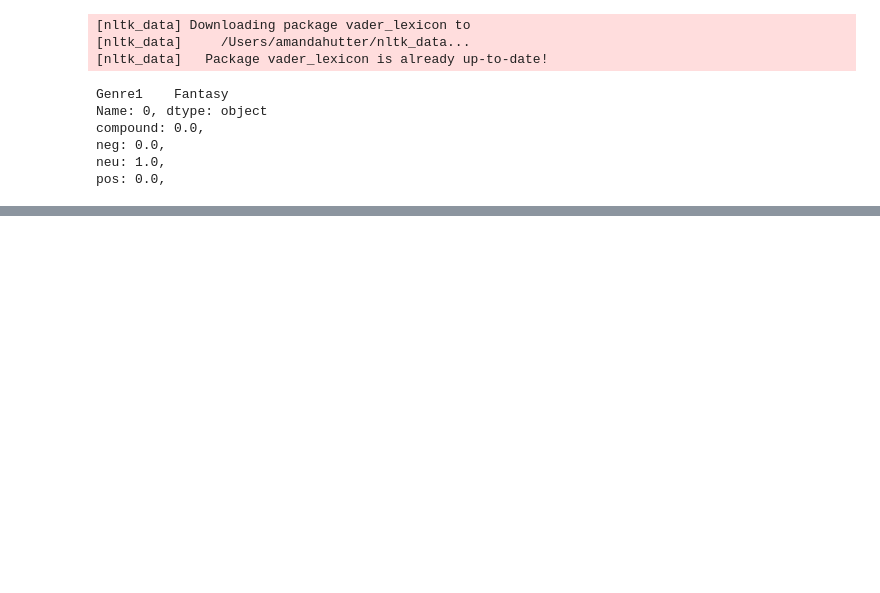
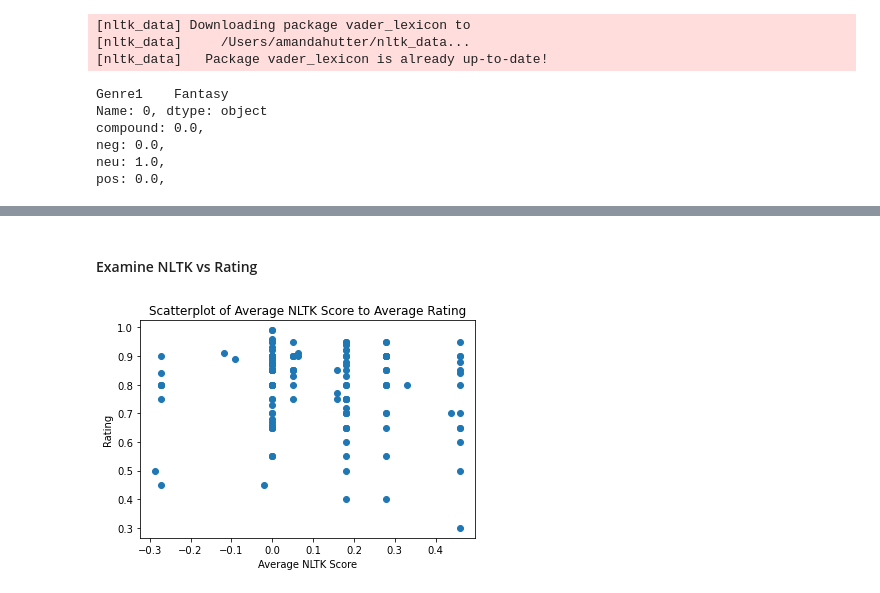
Before and after one commit to amandahutter/Movies-Analysis, a Jupyter notebook: Movies.ipynb, the cells around one changed output, grey strips where cells are left out. Saved outputs shown, nothing was run; the diff lists cells and outputs as text; code cells hidden in the pictures; blank space fills up the shorter version.

```diff
--- a/Movies.ipynb
+++ b/Movies.ipynb
@@ -632,0 +714,10 @@ pos: 0.0,
+# %% [markdown]
+#### Examine NLTK vs Rating
+# %%
+plt.scatter(data['Genre_NLTK'], data['Rating'])
+plt.xlabel('Average NLTK Score')
+plt.ylabel('Rating')
+plt.title('Scatterplot of Average NLTK Score to Average Rating')
+plt.show()
+# %% [output]
+[figure, added]
```
Also changed, not shown: parts of 27 cells of this notebook.
